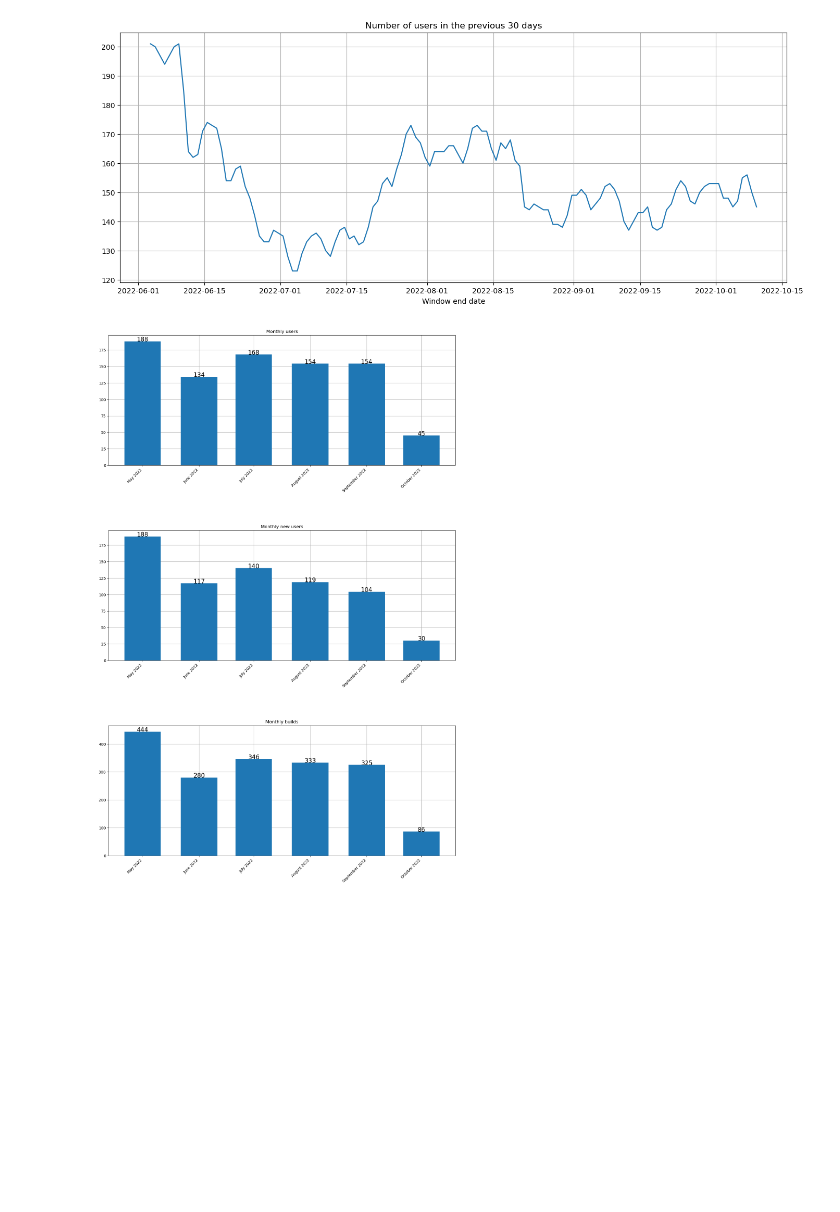
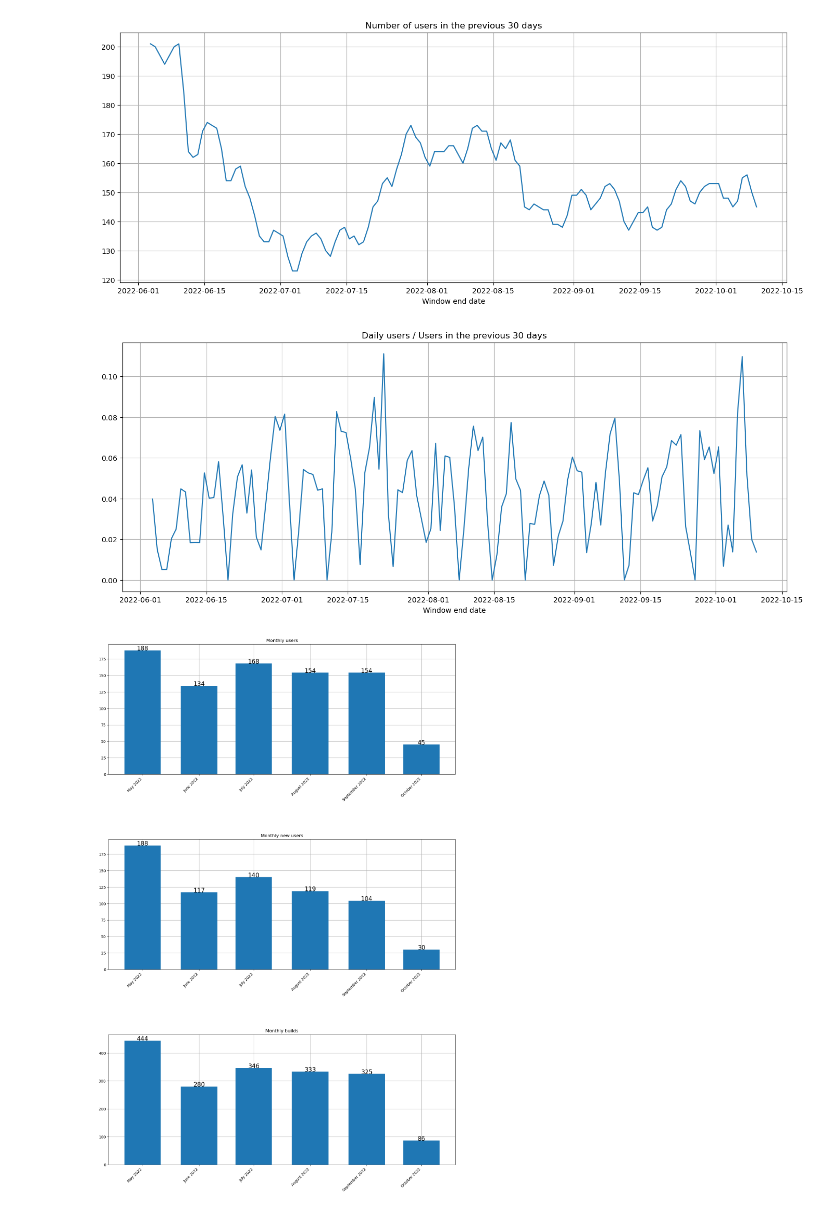
Before and after one commit to osbuild/metrics, a Jupyter notebook: notebooks/Report.ipynb, the cells around one changed output. Saved outputs shown, nothing was run; the diff lists cells and outputs as text; code cells hidden in the pictures; blank space fills up the shorter version.

Commit message:
Report: add dau_over_mau figure

```diff
--- a/notebooks/Report.ipynb
+++ b/notebooks/Report.ipynb
@@ -85,6 +85,12 @@ ax = fig.add_axes([0, 0, 2, 1])
 ib.plot.users_sliding_window(builds, ax)
 # %% [output]
 [figure]
+# %%
+fig = plt.figure()
+ax = fig.add_axes([0, 0, 2, 1])
+ib.plot.dau_over_mau(builds, ax)
+# %% [output]
+[figure, added]
 # %%
 # draw bar graphs again on one figure for convenience
 fig = plt.figure()
```
